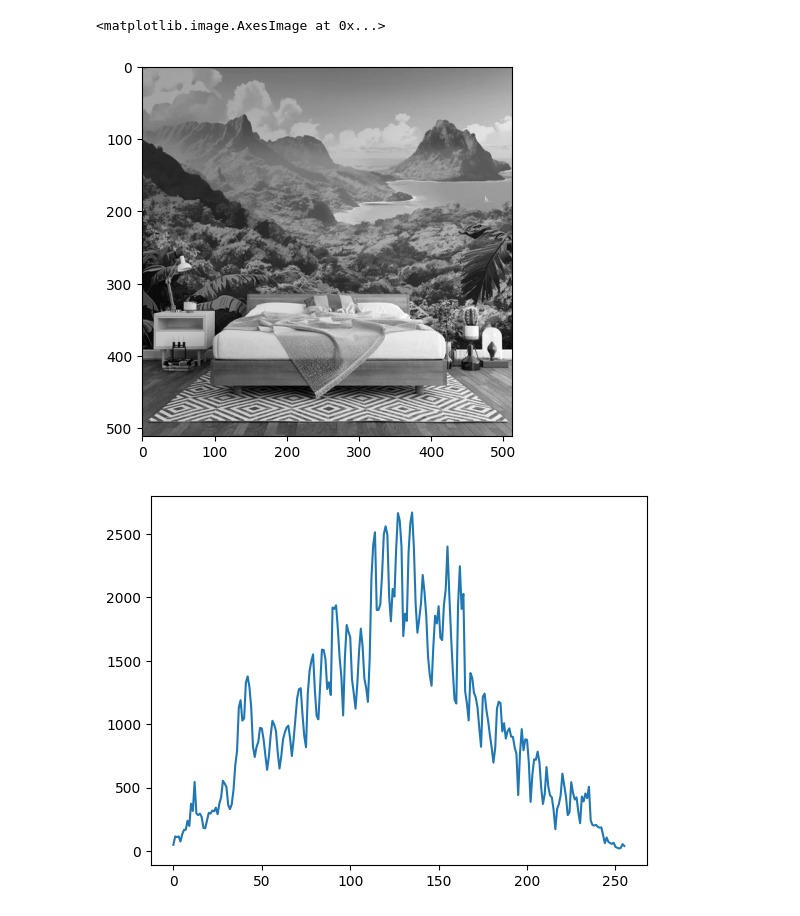
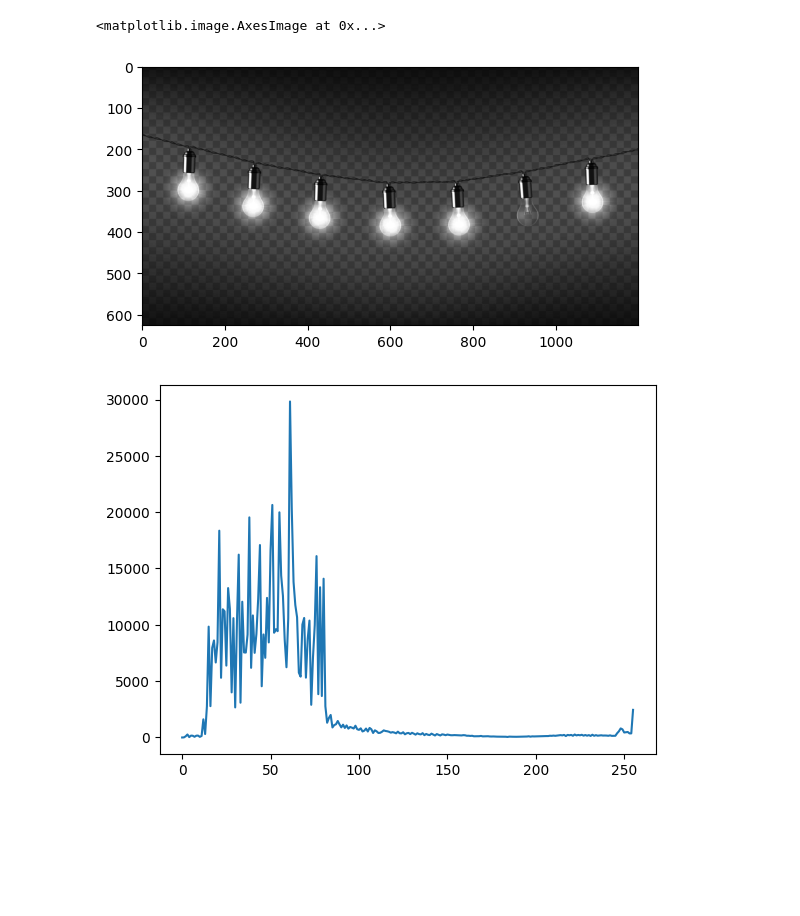
Before and after one commit to wikolego/wikolego-repository, a Jupyter notebook: ai-path/projects/image-to-black-white/source2.ipynb, the cells around one changed output. Saved outputs shown, nothing was run; the diff lists cells and outputs as text; code cells hidden in the pictures; blank space fills up the shorter version.

```diff
--- a/ai-path/projects/image-to-black-white/source2.ipynb
+++ b/ai-path/projects/image-to-black-white/source2.ipynb
@@ -1,26 +1,26 @@
 # %%
 import cv2
 import os
 from matplotlib import pyplot as plt
 
-fileName = 'image.webp'
+fileName = "img2.webp"
 if not os.path.exists(fileName):
   open(fileName, 'wb').write()
 
-img = cv2.imread("image.webp")
+img = cv2.imread(fileName)
 img = cv2.cvtColor(img, cv2.COLOR_BGR2GRAY)
 
 plt.imshow(img, cmap=plt.get_cmap('gray'))
 # %% [output]
 <matplotlib.image.AxesImage at 0x...>
-[figure, old version]
+[figure, new version]
 # %%
 histogram = cv2.calcHist([img], [0], None, [256], [0, 256])
 
 plt.plot(histogram)
 plt.show()
 # %% [output]
-[figure, old version]
+[figure, new version]
 # %%
 def getVal(x, d):
     l = max(x - d, 0)
```
Also changed, not shown: parts of 4 cells of this notebook, 4 other files.
